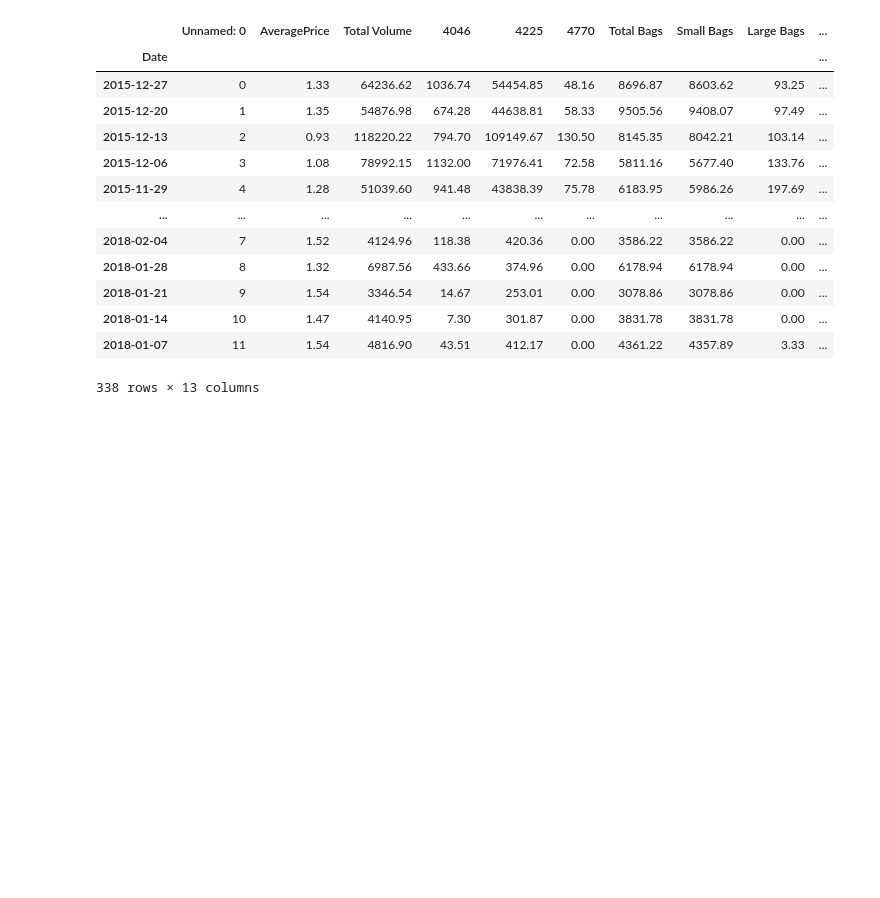
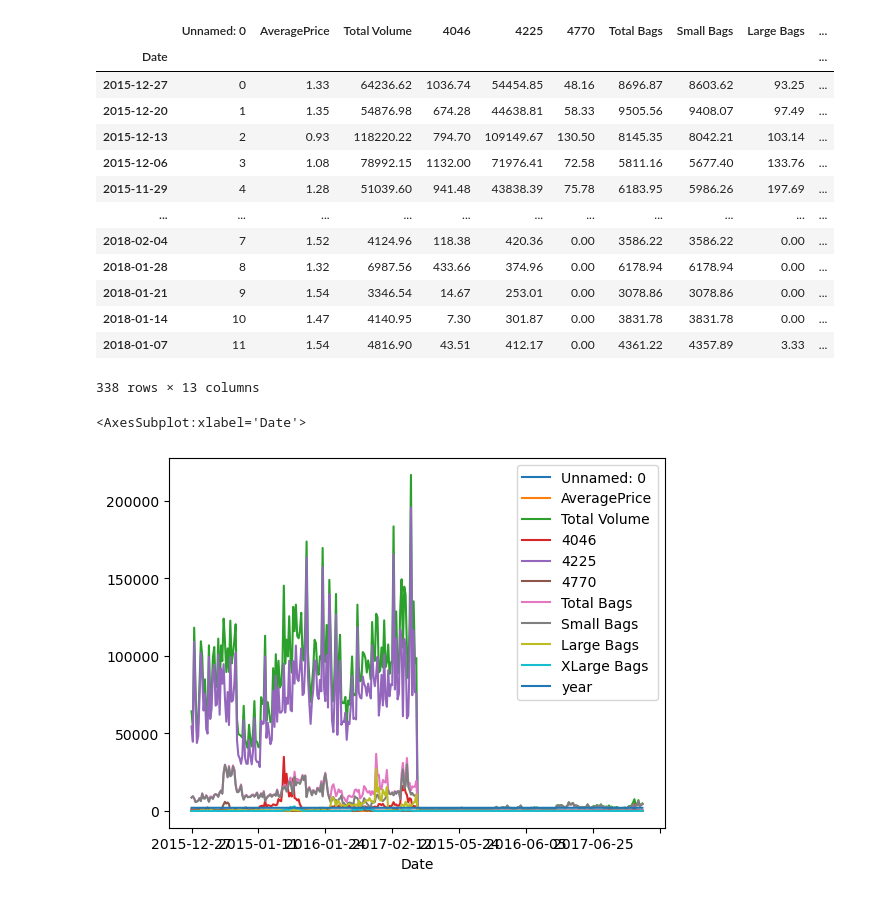
Before and after one commit to SiddheshDaphane/Avocado_price_data_analysis, a Jupyter notebook: Avocado_price.ipynb, the cells around one changed output. Saved outputs shown, nothing was run; the diff lists cells and outputs as text; code cells hidden in the pictures; blank space fills up the shorter version.

Commit message:
Avocado Price Data Analysis

```diff
--- a/Avocado_price.ipynb
+++ b/Avocado_price.ipynb
@@ -202,3 +202,10 @@ albany_df1
 | 2018-01-14 | 10 | 1.47 | 4140.95 | 7.30 | 301.87 | 0.00 | 3831.78 | 3831.78 | 0.00 | ... |
 | 2018-01-07 | 11 | 1.54 | 4816.90 | 43.51 | 412.17 | 0.00 | 4361.22 | 4357.89 | 3.33 | ... |
 338 rows × 13 columns
+# %%
+albany_df1.plot()
+
+# I am plotting this graph to understand the distribution of data but as you can see that "X" axis is kind of messed up and also "Date" column is not sorted.
+# %% [output]
+<AxesSubplot:xlabel='Date'>
+[figure, added]
```
Also changed, not shown: parts of 12 cells of this notebook, 1 other file.
